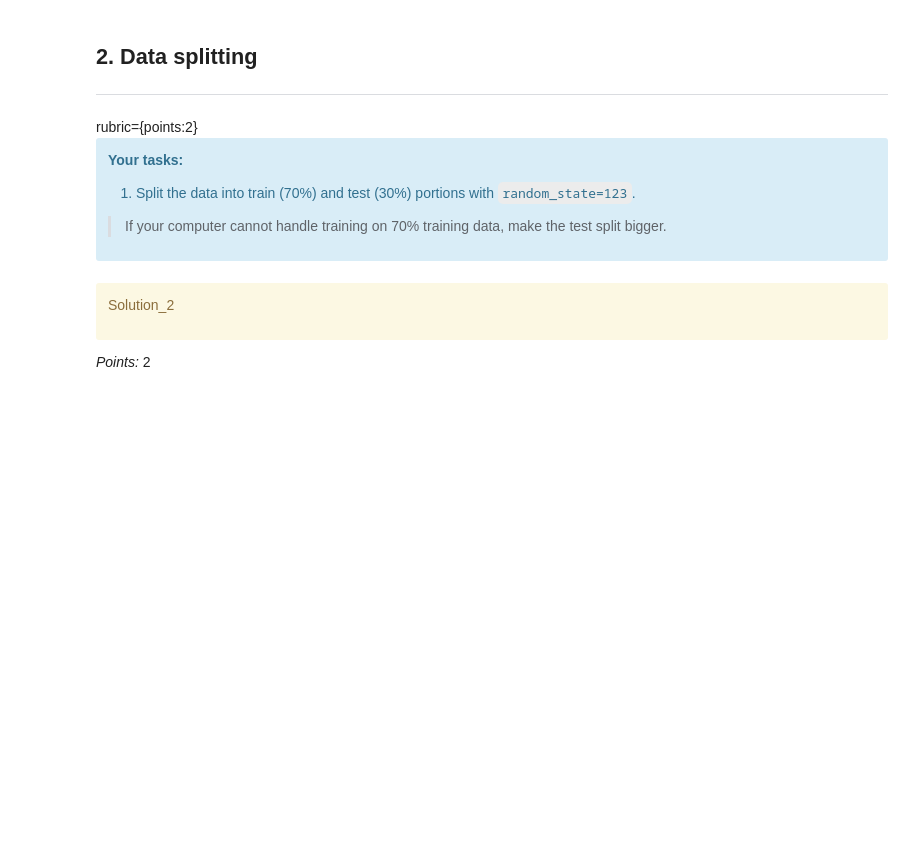
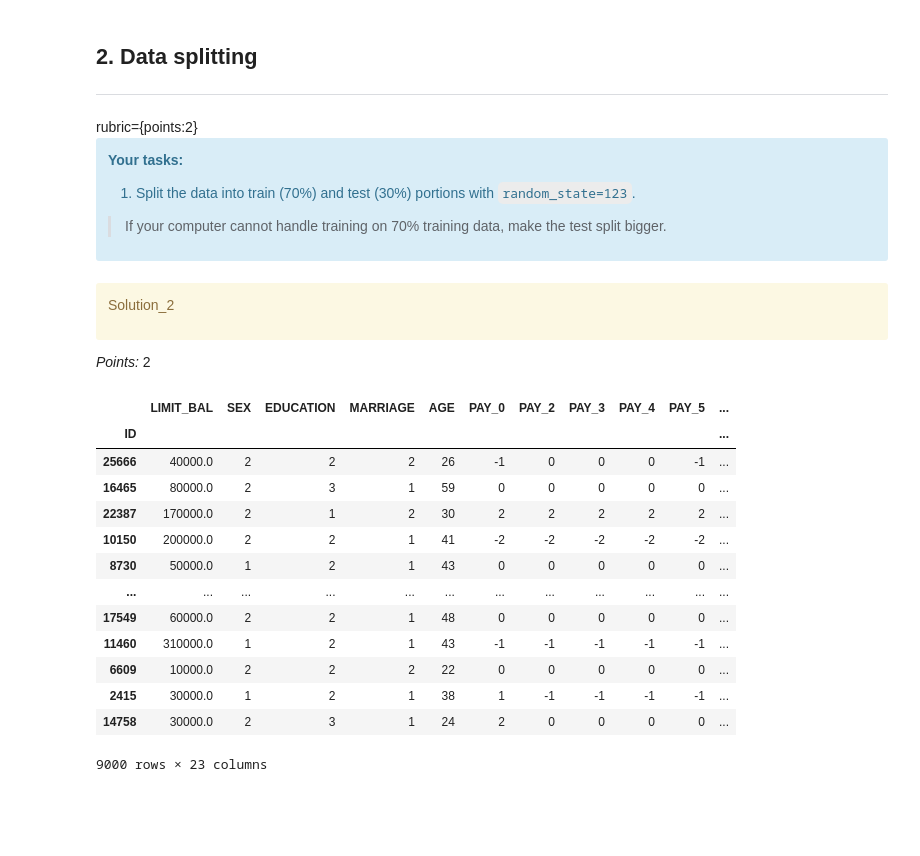
Before and after one commit to Adil-Bee200/330_hw5, a Jupyter notebook: hw5.ipynb, the cells around one changed output. Cells and saved outputs as stored; diff of their text form; code cells hidden in the pictures; blank space fills up the shorter version.

```diff
--- a/hw5.ipynb
+++ b/hw5.ipynb
@@ -190,3 +210,26 @@ X_test
+# %%
+X_train, X_test = train_test_split(credit_df, test_size=0.3, random_state=123)
+
+y_train = X_train['default.payment.next.month']
+X_train.drop(columns=['default.payment.next.month'])
+
+y_test = X_test['default.payment.next.month']
+X_test.drop(columns=['default.payment.next.month'])
+# %% [output]
+|  | LIMIT_BAL | SEX | EDUCATION | MARRIAGE | AGE | PAY_0 | PAY_2 | PAY_3 | PAY_4 | PAY_5 | ... |
+| ID |  |  |  |  |  |  |  |  |  |  | ... |
+| 25666 | 40000.0 | 2 | 2 | 2 | 26 | -1 | 0 | 0 | 0 | -1 | ... |
+| 16465 | 80000.0 | 2 | 3 | 1 | 59 | 0 | 0 | 0 | 0 | 0 | ... |
+| 22387 | 170000.0 | 2 | 1 | 2 | 30 | 2 | 2 | 2 | 2 | 2 | ... |
+| 10150 | 200000.0 | 2 | 2 | 1 | 41 | -2 | -2 | -2 | -2 | -2 | ... |
+| 8730 | 50000.0 | 1 | 2 | 1 | 43 | 0 | 0 | 0 | 0 | 0 | ... |
+| ... | ... | ... | ... | ... | ... | ... | ... | ... | ... | ... | ... |
+| 17549 | 60000.0 | 2 | 2 | 1 | 48 | 0 | 0 | 0 | 0 | 0 | ... |
+| 11460 | 310000.0 | 1 | 2 | 1 | 43 | -1 | -1 | -1 | -1 | -1 | ... |
+| 6609 | 10000.0 | 2 | 2 | 2 | 22 | 0 | 0 | 0 | 0 | 0 | ... |
+| 2415 | 30000.0 | 1 | 2 | 1 | 38 | 1 | -1 | -1 | -1 | -1 | ... |
+| 14758 | 30000.0 | 2 | 3 | 1 | 24 | 2 | 0 | 0 | 0 | 0 | ... |
+9000 rows × 23 columns
 # %% [markdown]
 <!-- END QUESTION -->
 
```
Also changed, not shown: parts of 81 cells of this notebook.
